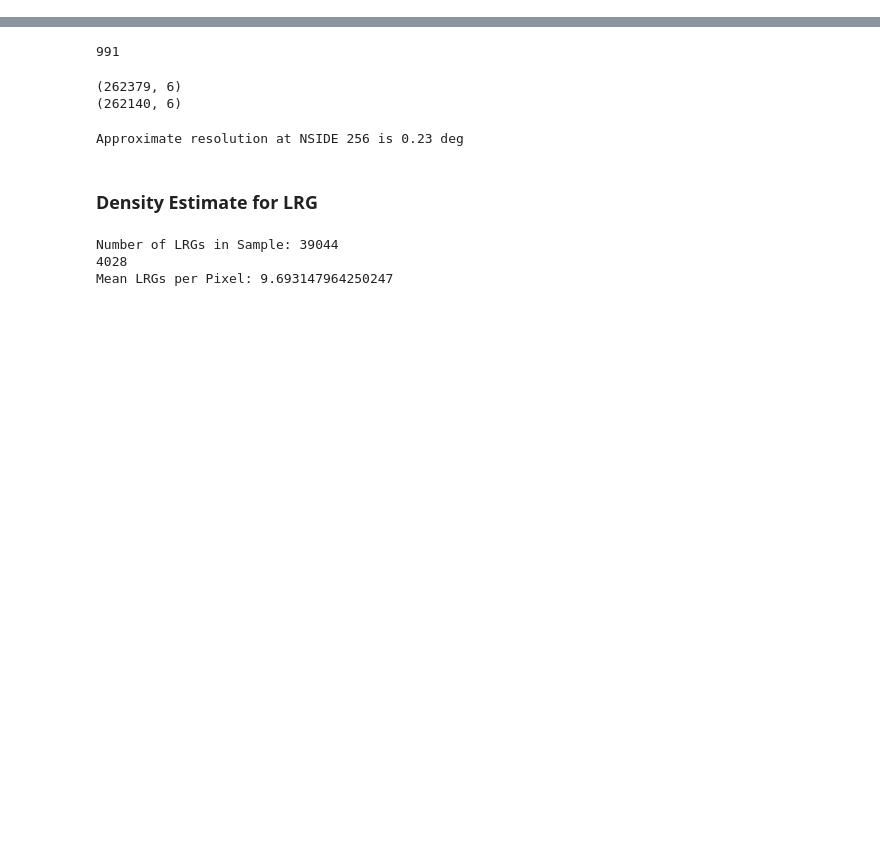
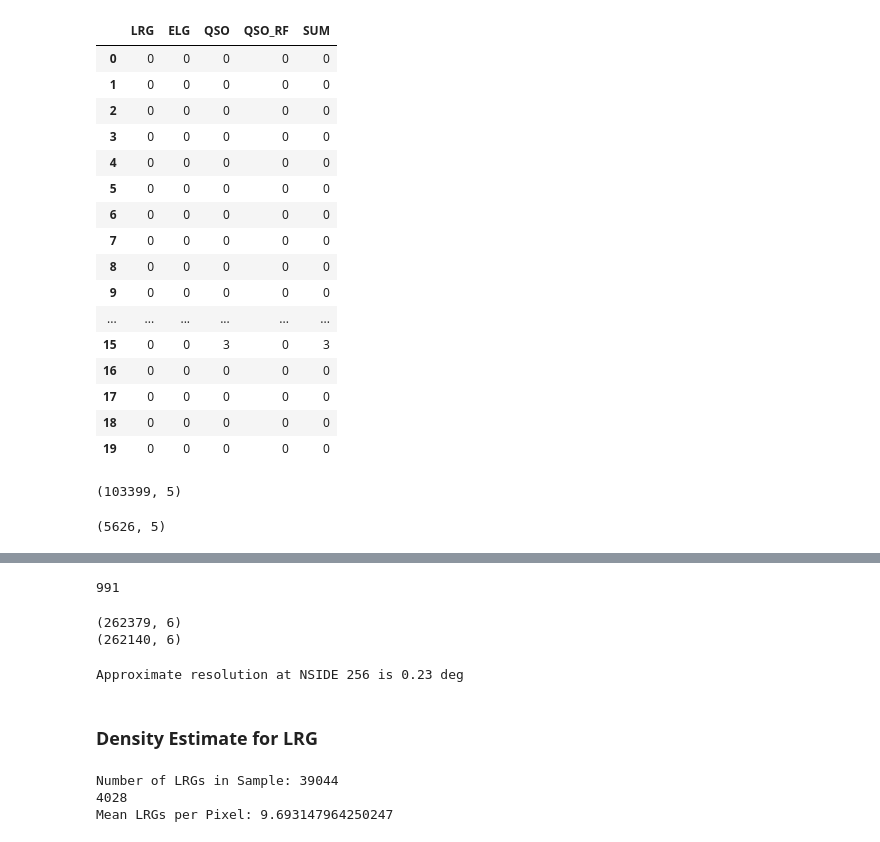
Before and after one commit to elleggert/astrostatistics, a Jupyter notebook: data_exploration/galaxy_density.ipynb, the cells around one changed output, grey strips where cells are left out. Drawn from its saved outputs; the diff is of its cells as text; code cells hidden in the pictures; blank space fills up the shorter version.

```diff
--- a/data_exploration/galaxy_density.ipynb
+++ b/data_exploration/galaxy_density.ipynb
@@ -8,0 +11,28 @@ df = pd.read_csv('../bricks_data/galaxy_catalogue_sample_profiling.csv')
+# %%
+df['SUM'] = df.sum(axis=1)
+df.head(20)
+# %% [output]
+|  | LRG | ELG | QSO | QSO_RF | SUM |
+| 0 | 0 | 0 | 0 | 0 | 0 |
+| 1 | 0 | 0 | 0 | 0 | 0 |
+| 2 | 0 | 0 | 0 | 0 | 0 |
+| 3 | 0 | 0 | 0 | 0 | 0 |
+| 4 | 0 | 0 | 0 | 0 | 0 |
+| 5 | 0 | 0 | 0 | 0 | 0 |
+| 6 | 0 | 0 | 0 | 0 | 0 |
+| 7 | 0 | 0 | 0 | 0 | 0 |
+| 8 | 0 | 0 | 0 | 0 | 0 |
+| 9 | 0 | 0 | 0 | 0 | 0 |
+| ... | ... | ... | ... | ... | ... |
+| 15 | 0 | 0 | 3 | 0 | 3 |
+| 16 | 0 | 0 | 0 | 0 | 0 |
+| 17 | 0 | 0 | 0 | 0 | 0 |
+| 18 | 0 | 0 | 0 | 0 | 0 |
+| 19 | 0 | 0 | 0 | 0 | 0 |
+# %%
+print(df.shape)
+df = df[df['SUM'] != 0]
+df.shape
+# %% [output]
+(103399, 5)
+(5626, 5)
```
Also changed, not shown: parts of 5 cells of this notebook.
